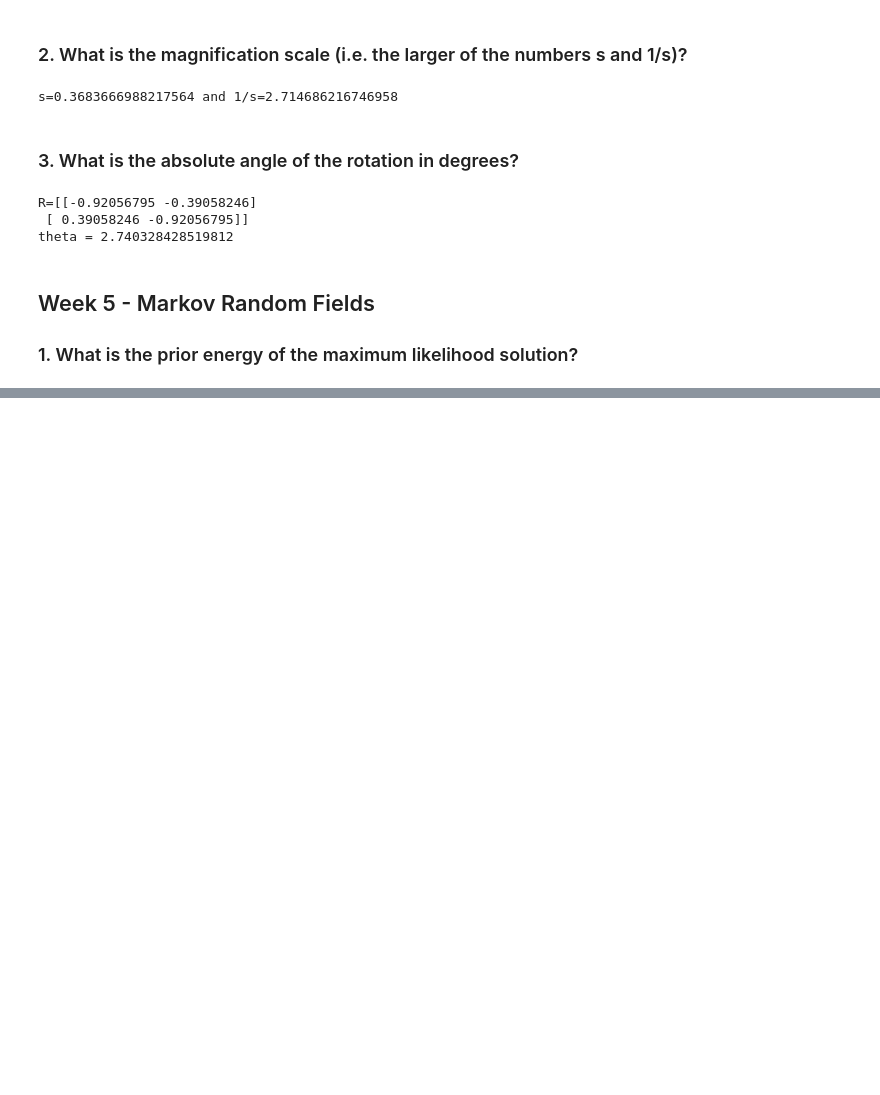
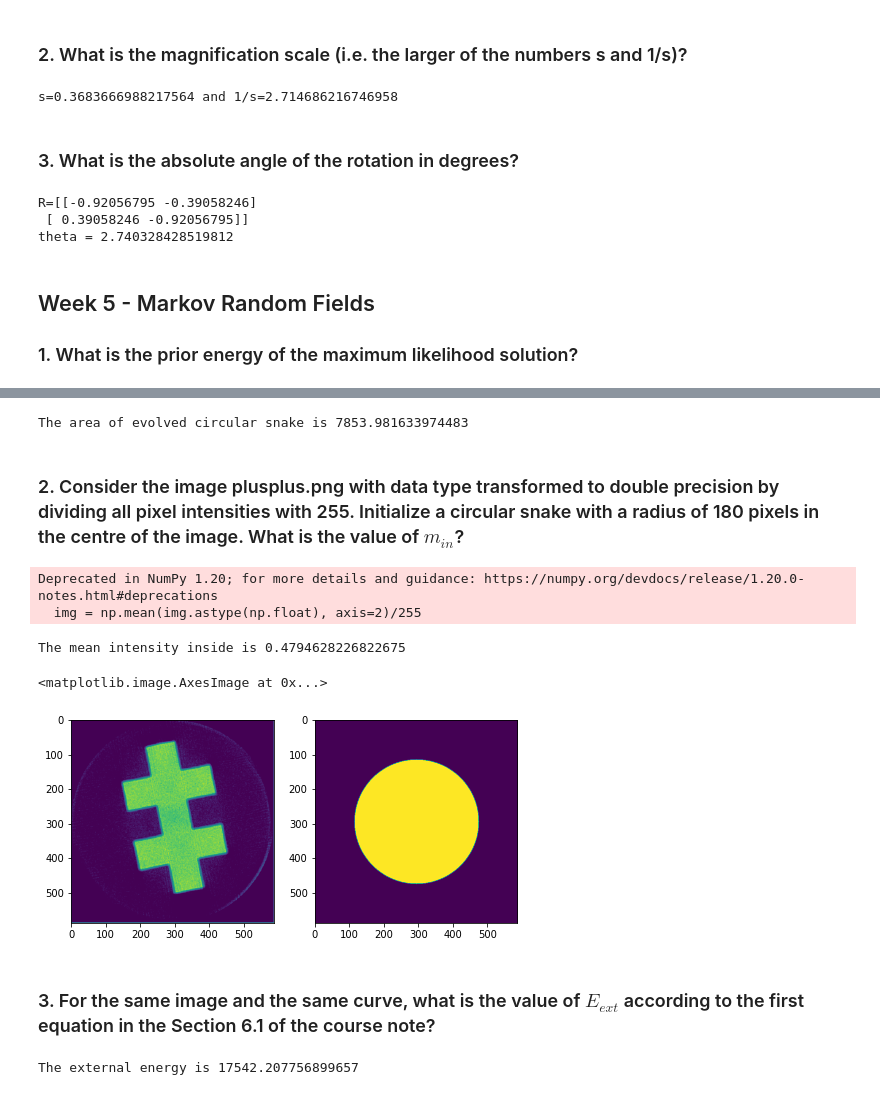
Before and after one commit to AntonRydahl/02506, a Jupyter notebook: quizzes/quizzes.ipynb, the cells around one changed output, grey strips where cells are left out. Saved outputs shown, nothing was run; the diff lists cells and outputs as text; code cells hidden in the pictures; blank space fills up the shorter version.

```diff
--- a/quizzes/quizzes.ipynb
+++ b/quizzes/quizzes.ipynb
@@ -493,0 +546,47 @@ segmentation_energy(seg, img, mu, beta)
+# %%
+a = (40+10*1)**2*np.pi
+print(f'The area of evolved circular snake is {a}')
+# %% [output]
+The area of evolved circular snake is 7853.981633974483
+# %% [markdown]
+### 2. Consider the image plusplus.png with data type transformed to double precision by dividing all pixel intensities with 255. Initialize a circular snake with a radius of 180 pixels in the centre of the image. What is the value of $m_{in}$?
+# %%
+import skimage.io
+import skimage.draw
+
+def make_circular_snake(N, center, radius):
+    """ Initialize circular snake as a 2-by-N array."""
+    angles = np.arange(N) * 2 * np.pi / N
+    return center.reshape([2, 1]) + radius*np.array([np.cos(angles), np.sin(angles)])
+
+filename = './data/plusplus.png'
+img = skimage.io.imread(filename)
+img = np.mean(img.astype(np.float), axis=2)/255
+
+snake = make_circular_snake(200, np.array(img.shape)/2, 180)
+mask = polygon2mask(img.shape, snake.T)
+
+
+m = np.array([np.mean(img[~mask]), np.mean(img[mask])])
+
+b = m[1]
+print(f'The mean intensity inside is {b}')
+
+fig, ax = plt.subplots(1,2,figsize=(8,4))
+ax[0].imshow(img)
+ax[1].imshow(mask)
+# %% [output]
+Deprecated in NumPy 1.20; for more details and guidance: https://numpy.org/devdocs/release/1.20.0-notes.html#deprecations
+  img = np.mean(img.astype(np.float), axis=2)/255
+The mean intensity inside is 0.4794628226822675
+<matplotlib.image.AxesImage at 0x...>
+[figure, added]
+# %% [markdown]
+### 3. For the same image and the same curve, what is the value of $E_{ext}$ according to the first equation in the Section 6.1 of the course note?
+# %%
+J = m[mask.astype(int)]   # an image having value m[1] inside and m[0] outside
+e = (I-J)**2
+c = e.sum()
+print(f'The external energy is {c}')
+# %% [output]
+The external energy is 17542.207756899657
```
Also changed, not shown: parts of 20 cells of this notebook, 2 other files.
